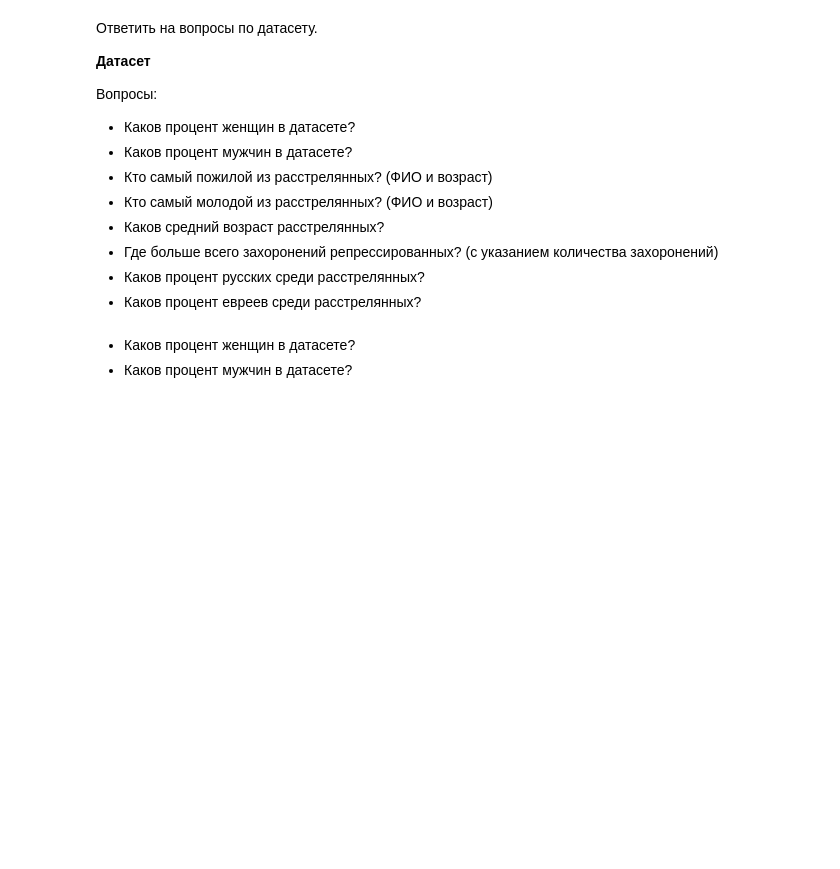
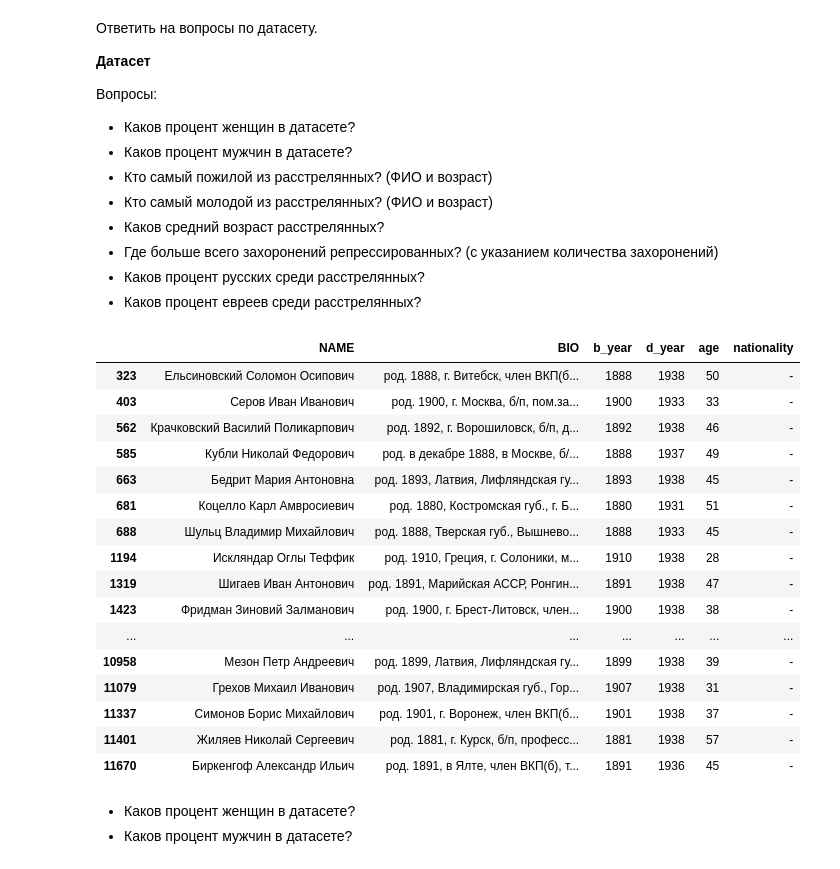
Before and after one commit to catprokhorova/DST-9, a Jupyter notebook: DST-HW_3.ipynb, the cells around one changed output. Drawn from its saved outputs; the diff is of its cells as text; code cells hidden in the pictures; blank space fills up the shorter version.

```diff
--- a/DST-HW_3.ipynb
+++ b/DST-HW_3.ipynb
@@ -68,3 +64,27 @@ df['nationality'].unique()
+# %%
+df['nationality'] = df['BIO'].apply(nation)
+df[df['nationality']=='-']
+
+#в этом списке только 2 женщины: Бедрит Мария Антоновна и Суббота Клавдия Адамовна
+#значит, последующие действия не дадут большой погрешности в расчётах
+# %% [output]
+|  | NAME | BIO | b_year | d_year | age | nationality |
+| 323 | Ельсиновский Соломон Осипович | род. 1888, г. Витебск, член ВКП(б... | 1888 | 1938 | 50 | - |
+| 403 | Серов Иван Иванович | род. 1900, г. Москва, б/п, пом.за... | 1900 | 1933 | 33 | - |
+| 562 | Крачковский Василий Поликарпович | род. 1892, г. Ворошиловск, б/п, д... | 1892 | 1938 | 46 | - |
+| 585 | Кубли Николай Федорович | род. в декабре 1888, в Москве, б/... | 1888 | 1937 | 49 | - |
+| 663 | Бедрит Мария Антоновна | род. 1893, Латвия, Лифляндская гу... | 1893 | 1938 | 45 | - |
+| 681 | Коцелло Карл Амвросиевич | род. 1880, Костромская губ., г. Б... | 1880 | 1931 | 51 | - |
+| 688 | Шульц Владимир Михайлович | род. 1888, Тверская губ., Вышнево... | 1888 | 1933 | 45 | - |
+| 1194 | Искляндар Оглы Теффик | род. 1910, Греция, г. Солоники, м... | 1910 | 1938 | 28 | - |
+| 1319 | Шигаев Иван Антонович | род. 1891, Марийская АССР, Ронгин... | 1891 | 1938 | 47 | - |
+| 1423 | Фридман Зиновий Залманович | род. 1900, г. Брест-Литовск, член... | 1900 | 1938 | 38 | - |
+| ... | ... | ... | ... | ... | ... | ... |
+| 10958 | Мезон Петр Андреевич | род. 1899, Латвия, Лифляндская гу... | 1899 | 1938 | 39 | - |
+| 11079 | Грехов Михаил Иванович | род. 1907, Владимирская губ., Гор... | 1907 | 1938 | 31 | - |
+| 11337 | Симонов Борис Михайлович | род. 1901, г. Воронеж, член ВКП(б... | 1901 | 1938 | 37 | - |
+| 11401 | Жиляев Николай Сергеевич | род. 1881, г. Курск, б/п, професс... | 1881 | 1938 | 57 | - |
+| 11670 | Биркенгоф Александр Ильич | род. 1891, в Ялте, член ВКП(б), т... | 1891 | 1936 | 45 | - |
 # %%
 def gender(row):
     result = re.findall(r'(?=ка)\w+', row)
```
Also changed, not shown: parts of 2 cells of this notebook.
